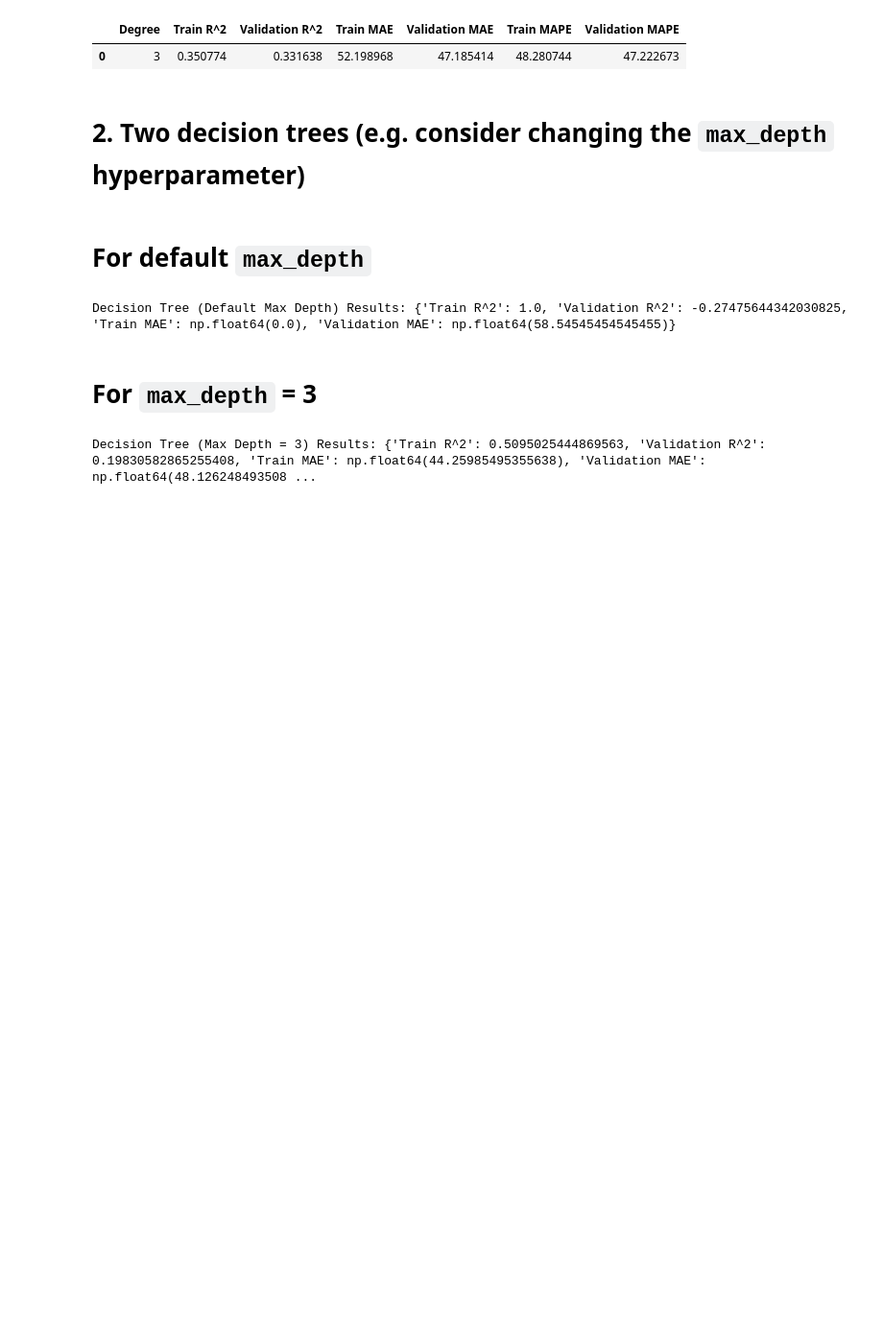
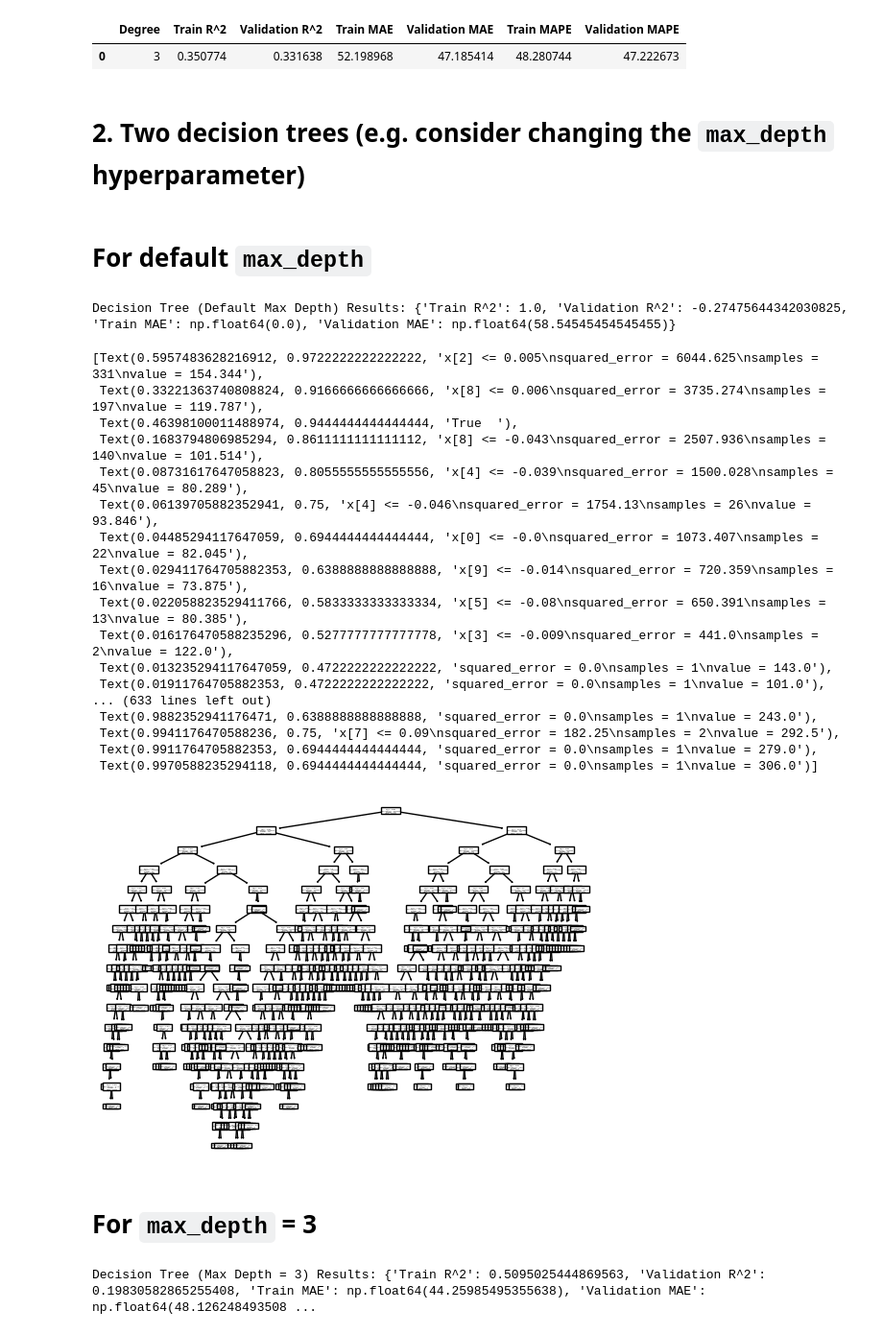
Before and after one commit to JB250101/FoundationalPub, a Jupyter notebook: Lab_2/BMI.ipynb, the cells around one changed output. Shown at 96% size. Saved outputs shown, nothing was run; the diff lists cells and outputs as text; code cells hidden in the pictures; blank space fills up the shorter version.

```diff
--- a/Lab_2/BMI.ipynb
+++ b/Lab_2/BMI.ipynb
@@ -525,6 +526,27 @@ dt1_results = {
 print("Decision Tree (Default Max Depth) Results:", dt1_results)
 # %% [output]
 Decision Tree (Default Max Depth) Results: {'Train R^2': 1.0, 'Validation R^2': -0.27475644342030825, 'Train MAE': np.float64(0.0), 'Validation MAE': np.float64(58.54545454545455)}
+# %%
+tree.plot_tree(dt_model1)
+# %% [output]
+[Text(0.5957483628216912, 0.9722222222222222, 'x[2] <= 0.005\nsquared_error = 6044.625\nsamples = 331\nvalue = 154.344'),
+ Text(0.33221363740808824, 0.9166666666666666, 'x[8] <= 0.006\nsquared_error = 3735.274\nsamples = 197\nvalue = 119.787'),
+ Text(0.46398100011488974, 0.9444444444444444, 'True  '),
+ Text(0.1683794806985294, 0.8611111111111112, 'x[8] <= -0.043\nsquared_error = 2507.936\nsamples = 140\nvalue = 101.514'),
+ Text(0.08731617647058823, 0.8055555555555556, 'x[4] <= -0.039\nsquared_error = 1500.028\nsamples = 45\nvalue = 80.289'),
+ Text(0.06139705882352941, 0.75, 'x[4] <= -0.046\nsquared_error = 1754.13\nsamples = 26\nvalue = 93.846'),
+ Text(0.04485294117647059, 0.6944444444444444, 'x[0] <= -0.0\nsquared_error = 1073.407\nsamples = 22\nvalue = 82.045'),
+ Text(0.029411764705882353, 0.6388888888888888, 'x[9] <= -0.014\nsquared_error = 720.359\nsamples = 16\nvalue = 73.875'),
+ Text(0.022058823529411766, 0.5833333333333334, 'x[5] <= -0.08\nsquared_error = 650.391\nsamples = 13\nvalue = 80.385'),
+ Text(0.016176470588235296, 0.5277777777777778, 'x[3] <= -0.009\nsquared_error = 441.0\nsamples = 2\nvalue = 122.0'),
+ Text(0.013235294117647059, 0.4722222222222222, 'squared_error = 0.0\nsamples = 1\nvalue = 143.0'),
+ Text(0.01911764705882353, 0.4722222222222222, 'squared_error = 0.0\nsamples = 1\nvalue = 101.0'),
+... (633 lines left out)
+ Text(0.9882352941176471, 0.6388888888888888, 'squared_error = 0.0\nsamples = 1\nvalue = 243.0'),
+ Text(0.9941176470588236, 0.75, 'x[7] <= 0.09\nsquared_error = 182.25\nsamples = 2\nvalue = 292.5'),
+ Text(0.9911764705882353, 0.6944444444444444, 'squared_error = 0.0\nsamples = 1\nvalue = 279.0'),
+ Text(0.9970588235294118, 0.6944444444444444, 'squared_error = 0.0\nsamples = 1\nvalue = 306.0')]
+[figure, added]
 # %% [markdown]
 # For `max_depth` = 3
 # %%
```
Also changed, not shown: parts of 2 cells of this notebook.
